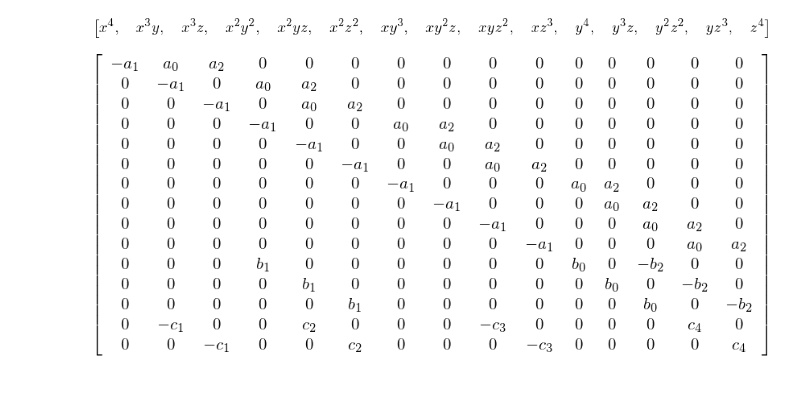
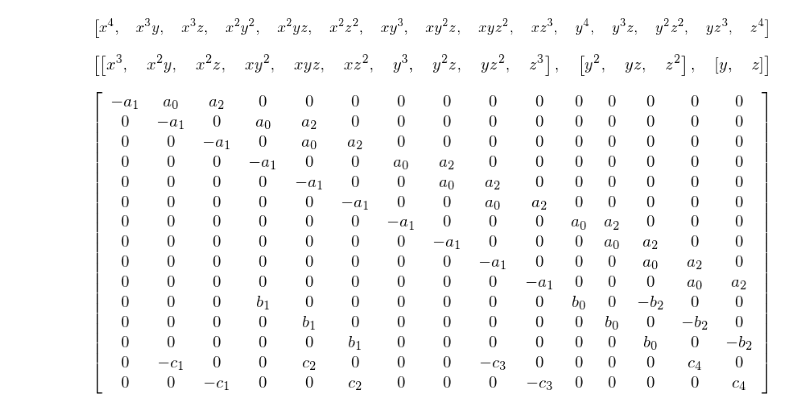
Before and after one commit to Nikoleta-v3/resultant-theory, a Jupyter notebook: notebooks/Macaulay.ipynb, the cells around one changed output. Saved outputs shown, nothing was run; the diff lists cells and outputs as text; code cells hidden in the pictures; blank space fills up the shorter version.

```diff
--- a/notebooks/Macaulay.ipynb
+++ b/notebooks/Macaulay.ipynb
@@ -45,6 +129,10 @@ mac.get_size()
 mac.monomial_set
 # %% [output]
 [figure]
+# %%
+mac.get_row_coefficients()
+# %% [output]
+[figure, added]
 # %%
 matrix = mac.get_matrix()
 matrix
```
Also changed, not shown: parts of 41 cells of this notebook, 1 other file.
